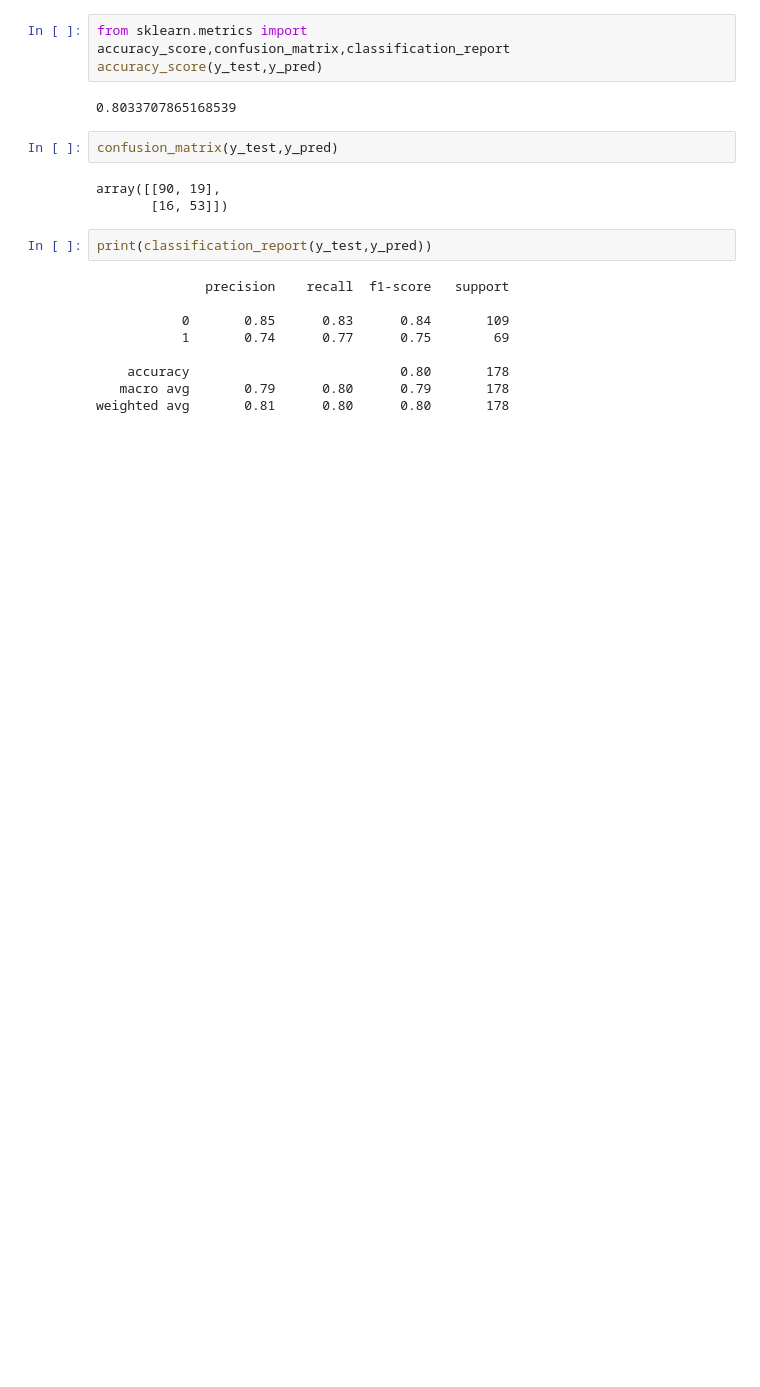
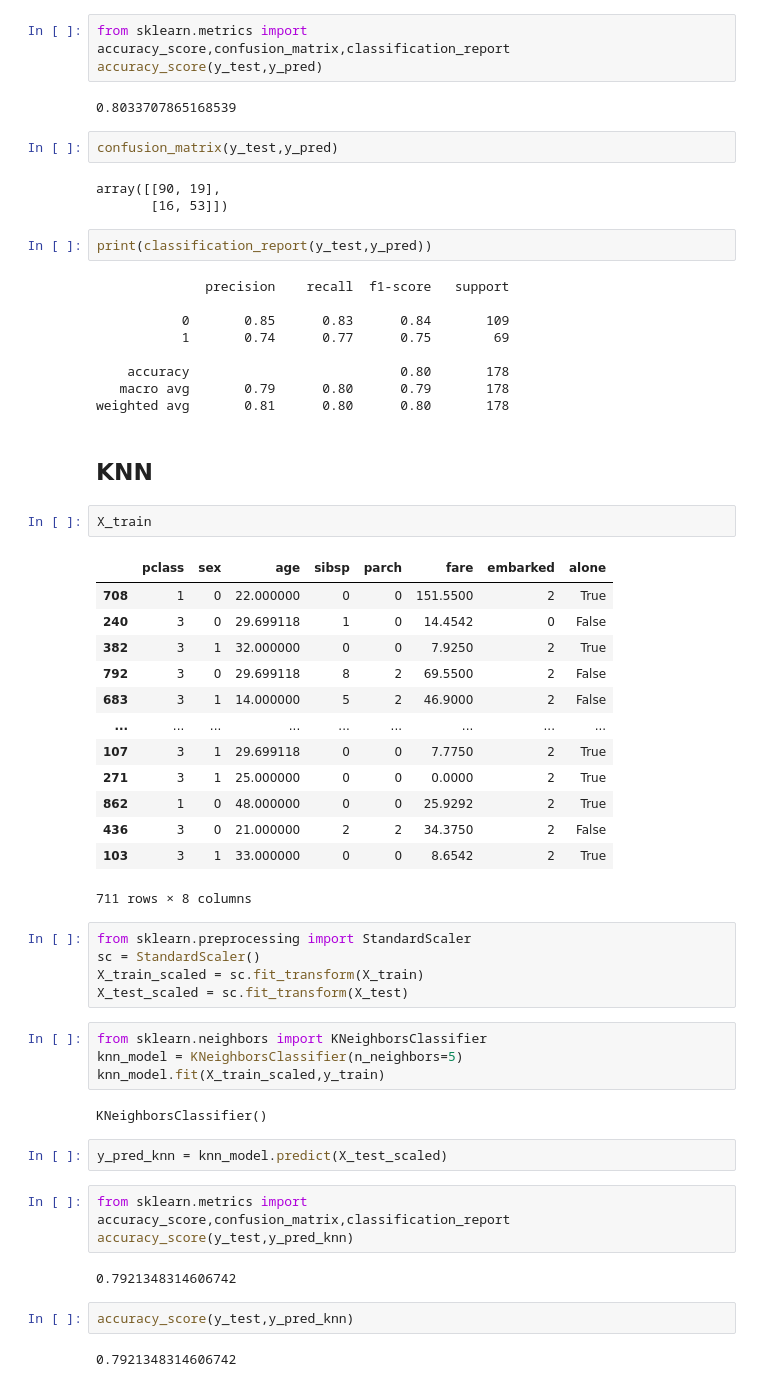
Before and after one commit to mayurpophale/data_science, a Jupyter notebook: logistic_regression.ipynb, the cells around one changed output. Drawn from its saved outputs; the diff is of its cells as text; blank space fills up the shorter version.

```diff
--- a/logistic_regression.ipynb
+++ b/logistic_regression.ipynb
@@ -175,3 +177,43 @@ print(classification_report(y_test,y_pred))
     accuracy                           0.80       178
    macro avg       0.79      0.80      0.79       178
 weighted avg       0.81      0.80      0.80       178
+# %% [markdown]
+## KNN
+# %%
+X_train
+# %% [output]
+|  | pclass | sex | age | sibsp | parch | fare | embarked | alone |
+| 708 | 1 | 0 | 22.000000 | 0 | 0 | 151.5500 | 2 | True |
+| 240 | 3 | 0 | 29.699118 | 1 | 0 | 14.4542 | 0 | False |
+| 382 | 3 | 1 | 32.000000 | 0 | 0 | 7.9250 | 2 | True |
+| 792 | 3 | 0 | 29.699118 | 8 | 2 | 69.5500 | 2 | False |
+| 683 | 3 | 1 | 14.000000 | 5 | 2 | 46.9000 | 2 | False |
+| ... | ... | ... | ... | ... | ... | ... | ... | ... |
+| 107 | 3 | 1 | 29.699118 | 0 | 0 | 7.7750 | 2 | True |
+| 271 | 3 | 1 | 25.000000 | 0 | 0 | 0.0000 | 2 | True |
+| 862 | 1 | 0 | 48.000000 | 0 | 0 | 25.9292 | 2 | True |
+| 436 | 3 | 0 | 21.000000 | 2 | 2 | 34.3750 | 2 | False |
+| 103 | 3 | 1 | 33.000000 | 0 | 0 | 8.6542 | 2 | True |
+711 rows × 8 columns
+# %%
+from sklearn.preprocessing import StandardScaler
+sc = StandardScaler()
+X_train_scaled = sc.fit_transform(X_train)
+X_test_scaled = sc.fit_transform(X_test)
+# %%
+from sklearn.neighbors import KNeighborsClassifier
+knn_model = KNeighborsClassifier(n_neighbors=5)
+knn_model.fit(X_train_scaled,y_train)
+# %% [output]
+KNeighborsClassifier()
+# %%
+y_pred_knn = knn_model.predict(X_test_scaled)
+# %%
+from sklearn.metrics import accuracy_score,confusion_matrix,classification_report
+accuracy_score(y_test,y_pred_knn)
+# %% [output]
+0.7921348314606742
+# %%
+accuracy_score(y_test,y_pred_knn)
+# %% [output]
+0.7921348314606742
```
Also changed, not shown: parts of 23 cells of this notebook.
